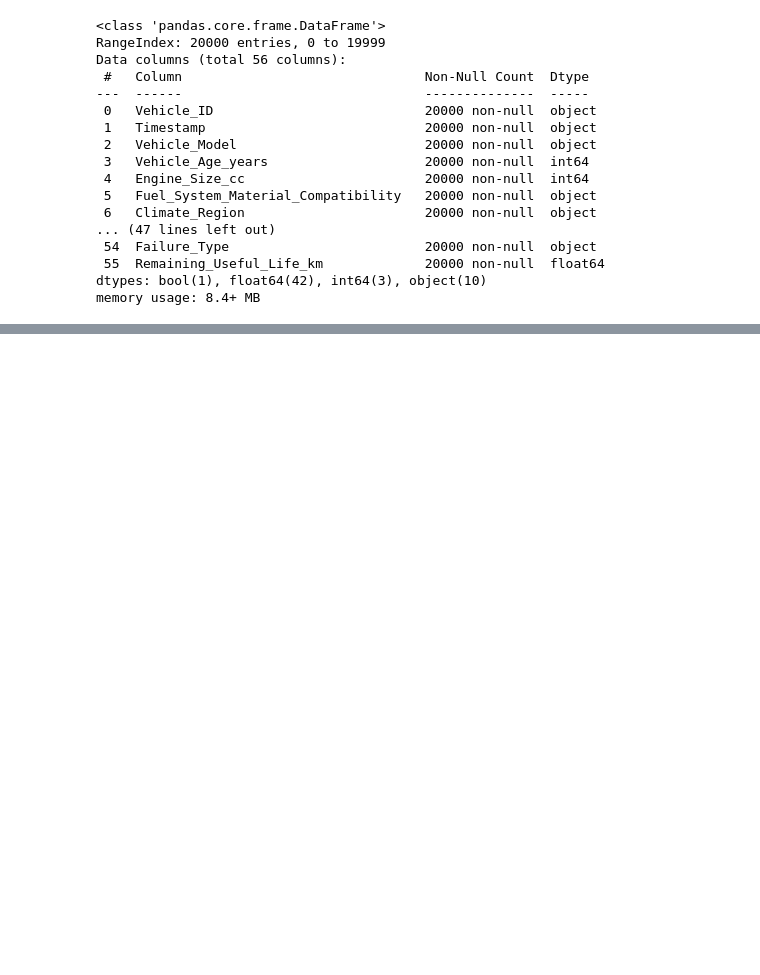
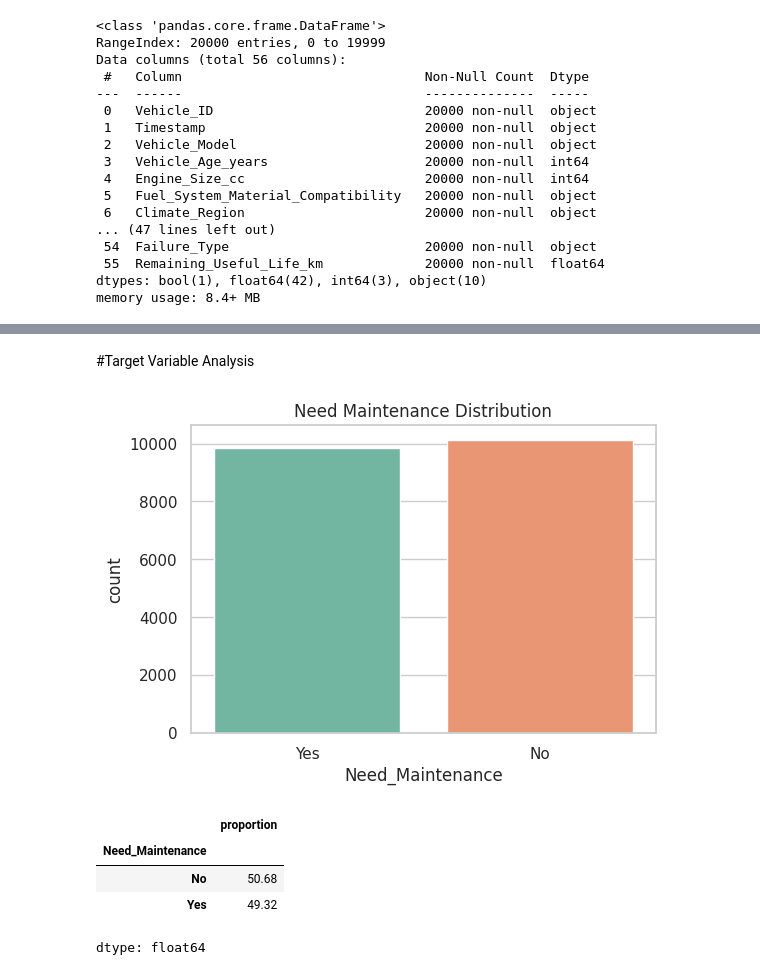
Before and after one commit to Prajkta11222/Smart-Vehical-Health-Intelligence-and-Predictive-Maintenance-Recommendation-System, a Jupyter notebook: Smart_Vehicle_Health_Intelligence_&_Predictive_Maintenance.ipynb, the cells around one changed output, grey strips where cells are left out. Saved outputs shown, nothing was run; the diff lists cells and outputs as text; code cells hidden in the pictures; blank space fills up the shorter version.

Commit message:
Complete EDA and data preprocessing pipeline

```diff
--- a/Smart_Vehicle_Health_Intelligence_&_Predictive_Maintenance.ipynb
+++ b/Smart_Vehicle_Health_Intelligence_&_Predictive_Maintenance.ipynb
@@ -736,0 +512,29 @@ SUMMARY
+# %% [markdown]
+#Target Variable Analysis
+# %%
+plt.figure(figsize=(6,4))
+
+sns.countplot(
+    data=df,
+    x="Need_Maintenance",
+    hue="Need_Maintenance",
+    palette="Set2",
+    legend=False
+)
+
+plt.title("Need Maintenance Distribution")
+plt.show()
+
+display(
+    df["Need_Maintenance"]
+    .value_counts(normalize=True)
+    .mul(100)
+    .round(2)
+)
+# %% [output]
+[figure, added]
+|  | proportion |
+| Need_Maintenance |  |
+| No | 50.68 |
+| Yes | 49.32 |
+dtype: float64
```
Also changed, not shown: parts of 26 cells of this notebook.
